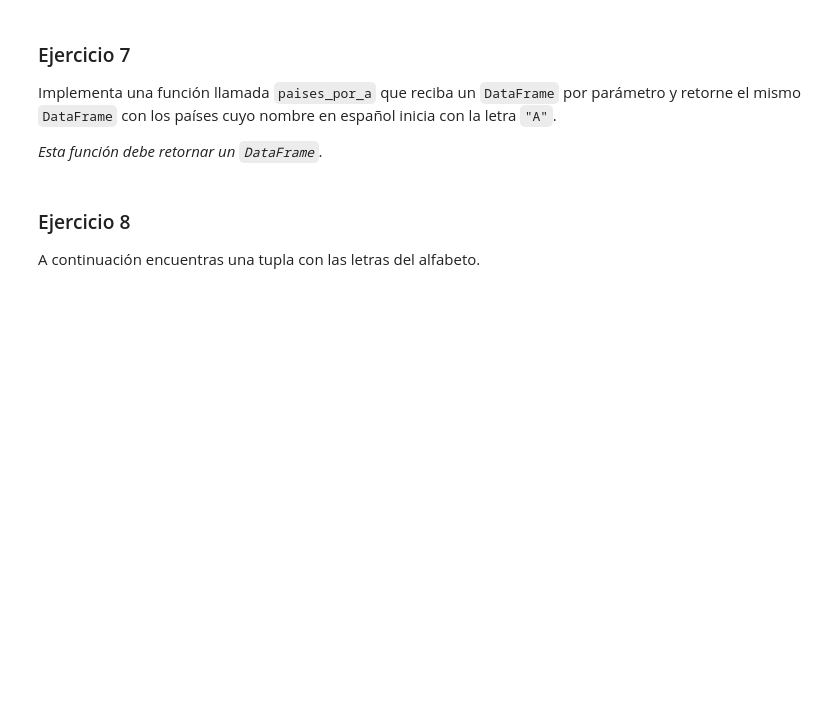
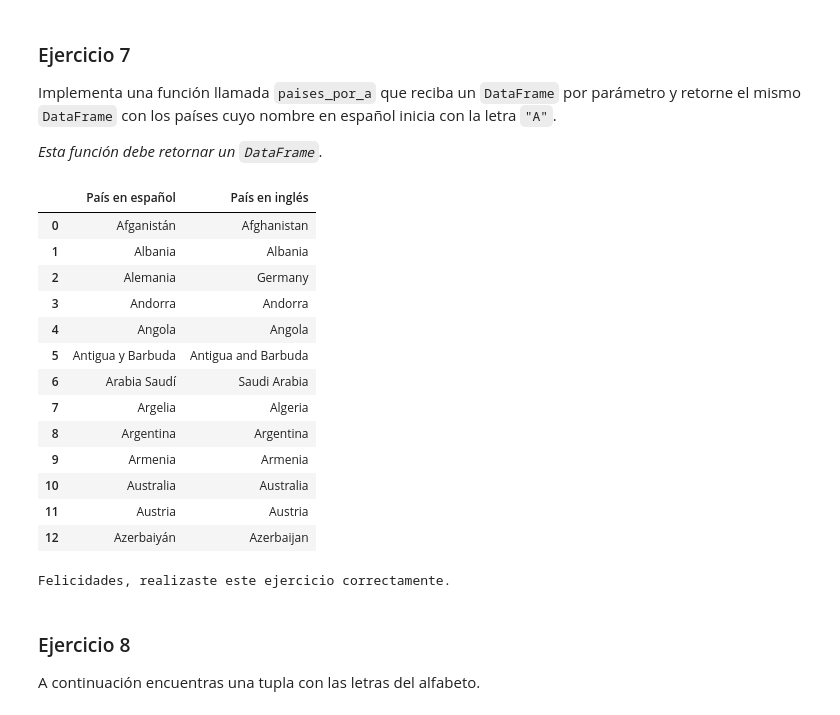
Before and after one commit to cjespitiam/MIIA_estudiante_11, a Jupyter notebook: Talleres/Taller_5_11.ipynb, the cells around one changed output. Cells and saved outputs as stored; diff of their text form; code cells hidden in the pictures; blank space fills up the shorter version.

```diff
--- a/Talleres/Taller_5_11.ipynb
+++ b/Talleres/Taller_5_11.ipynb
@@ -422,3 +540,40 @@ raise NotImplementedError()
+# %%
+# YOUR CODE HERE
+
+def paises_por_a(dataframe1):
+
+    i = 0
+    j = len(dataframe1.index)
+    mantener = []
+
+    while i < j:
+        if dataframe1.iloc[i,0][:1] == "A":
+            mantener.append(i)
+            i=i+1
+        else:
+            i=i+1
+
+    nuevo_paises = dataframe1[dataframe1.index.isin(mantener)]
+
+    return nuevo_paises
+
+
+paises_por_a(paises)
+# %% [output]
+|  | País en español | País en inglés |
+| 0 | Afganistán | Afghanistan |
+| 1 | Albania | Albania |
+| 2 | Alemania | Germany |
+| 3 | Andorra | Andorra |
+| 4 | Angola | Angola |
+| 5 | Antigua y Barbuda | Antigua and Barbuda |
+| 6 | Arabia Saudí | Saudi Arabia |
+| 7 | Argelia | Algeria |
+| 8 | Argentina | Argentina |
+| 9 | Armenia | Armenia |
+| 10 | Australia | Australia |
+| 11 | Austria | Austria |
+| 12 | Azerbaiyán | Azerbaijan |
 # %%
 ## AUTO-CALIFICADOR
 
@@ -456,6 +611,8 @@ assert lista_a == [*paises_por_a(paises)['País en español']], "Tu función no
 
 # Mensaje de felicitaciones
 print("Felicidades, realizaste este ejercicio correctamente.")
+# %% [output]
+Felicidades, realizaste este ejercicio correctamente.
 # %% [markdown]
 ### Ejercicio 8
 
```
Also changed, not shown: parts of 23 cells of this notebook, 23 other files.
